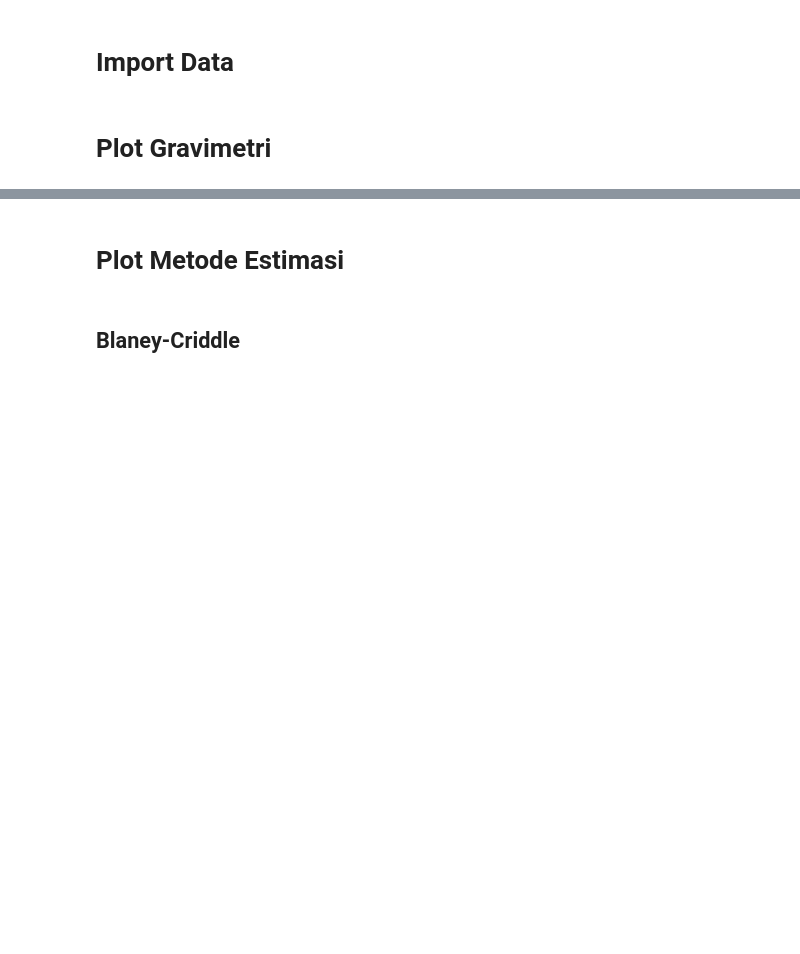
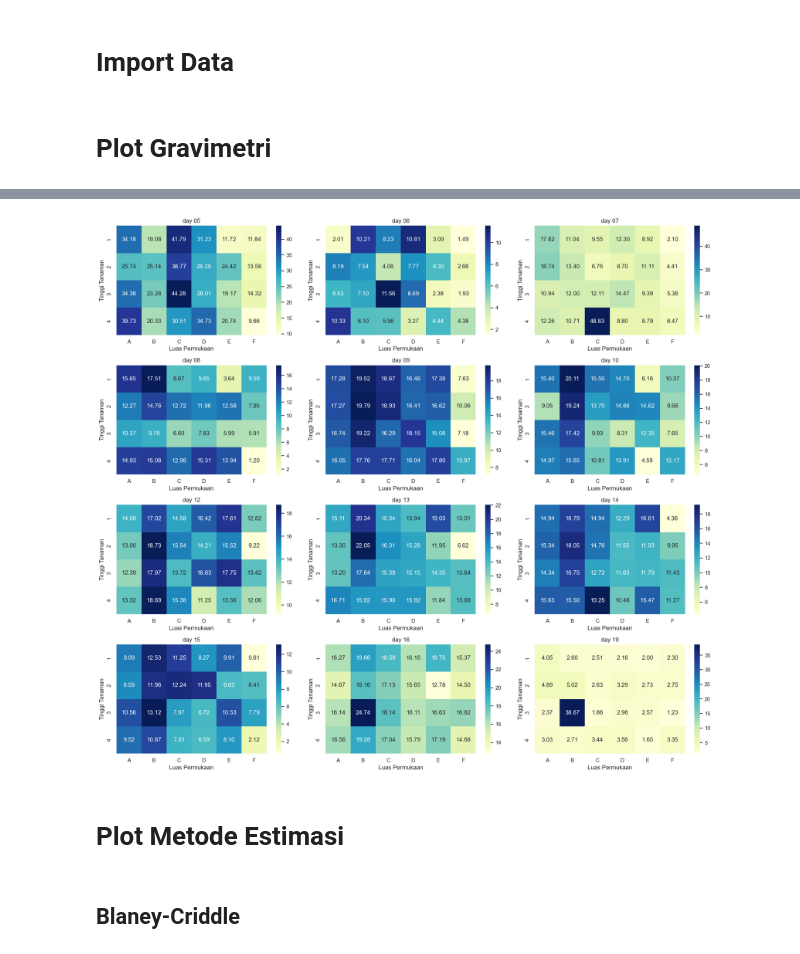
Before and after one commit to rafiachmadfr/Evapotranspiration-Analysis, a Jupyter notebook: 03. Data Analysis.ipynb, the cells around one changed output, grey strips where cells are left out. Saved outputs shown, nothing was run; the diff lists cells and outputs as text; code cells hidden in the pictures; blank space fills up the shorter version.

```diff
--- a/03. Data Analysis.ipynb
+++ b/03. Data Analysis.ipynb
@@ -106,3 +30,50 @@ for group in var.kode_groups:
+# %%
+# 1. Mengatur 'Num Day' sebagai index
+df_gravimetri = df_gravimetri.set_index('Num Day')
+
+# 2. Mendapatkan sumbu X (karakter pertama dari kode) dan sumbu Y (karakter kedua dari kode)
+columns = df_gravimetri.columns
+
+# Mendapatkan karakter pertama (A, B, C, D...) dan karakter kedua (1, 2, 3...)
+x_labels = sorted(set(col[0] for col in columns))  # Karakter pertama, misalnya A, B, C...
+y_labels = sorted(set(col[1] for col in columns))  # Karakter kedua, misalnya 1, 2, 3...
+
+# 3. Menyiapkan plot untuk subplot
+n_days = len(df_gravimetri)  # Jumlah hari yang ada di df_gravimetri
+ncols = 3  # Menentukan jumlah kolom
+nrows = int(np.ceil(n_days / ncols))  # Menentukan jumlah baris berdasarkan jumlah hari
+
+# Membuat gridspec untuk kontrol lebih baik pada ukuran subplot
+fig = plt.figure(figsize=(18, 4 * nrows))  # Ukuran keseluruhan figure
+spec = plt.GridSpec(nrows, ncols, figure=fig)
+
+# 4. Membuat subplot heatmap untuk setiap "day"
+for i, (day, row) in enumerate(df_gravimetri.iterrows()):
+    # Membuat matriks heatmap untuk setiap hari
+    day_matrix = []
+    for y in y_labels:  # Iterasi berdasarkan karakter kedua (1, 2, 3...)
+        row_values = []
+        for x in x_labels:  # Iterasi berdasarkan karakter pertama (A, B, C...)
+            col_name = f"{x}{y}"  # Membentuk nama kolom seperti A1, B1, C1, ...
+            row_values.append(row[col_name])  # Ambil nilai dari baris hari tersebut
+        day_matrix.append(row_values)
+
+    # Menentukan lokasi subplot dalam grid dengan `spec[i]`
+    ax = fig.add_subplot(spec[i])
+
+    # Plot heatmap untuk setiap hari pada subplot yang sesuai
+    sns.heatmap(day_matrix, cmap='YlGnBu', xticklabels=x_labels, yticklabels=y_labels, annot=True, fmt=".2f", cbar=True, ax=ax)
+
+    # Menambahkan judul setiap subplot dengan hari terkait
+    ax.set_title(f'{day}')
+    ax.set_xlabel('Luas Permukaan')
+    ax.set_ylabel('Tinggi Tanaman')
+
+# Menyesuaikan tampilan plot
+plt.tight_layout()
+plt.show()
+# %% [output]
+[figure, added]
 # %% [markdown]
 # Plot Metode Estimasi
 # %% [markdown]
```
Also changed, not shown: parts of 23 cells of this notebook, 12 other files.
